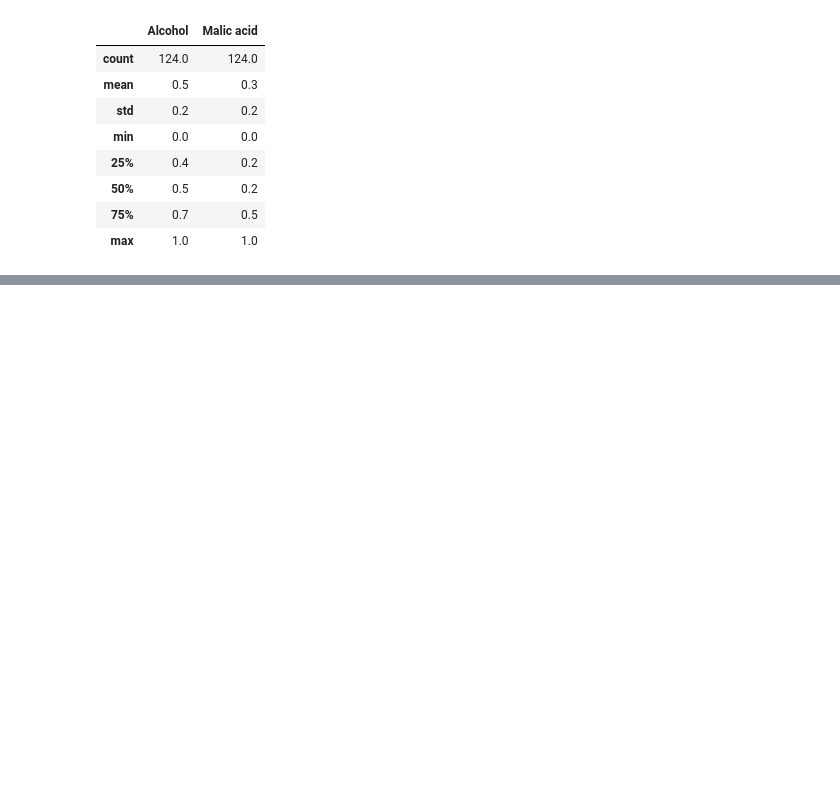
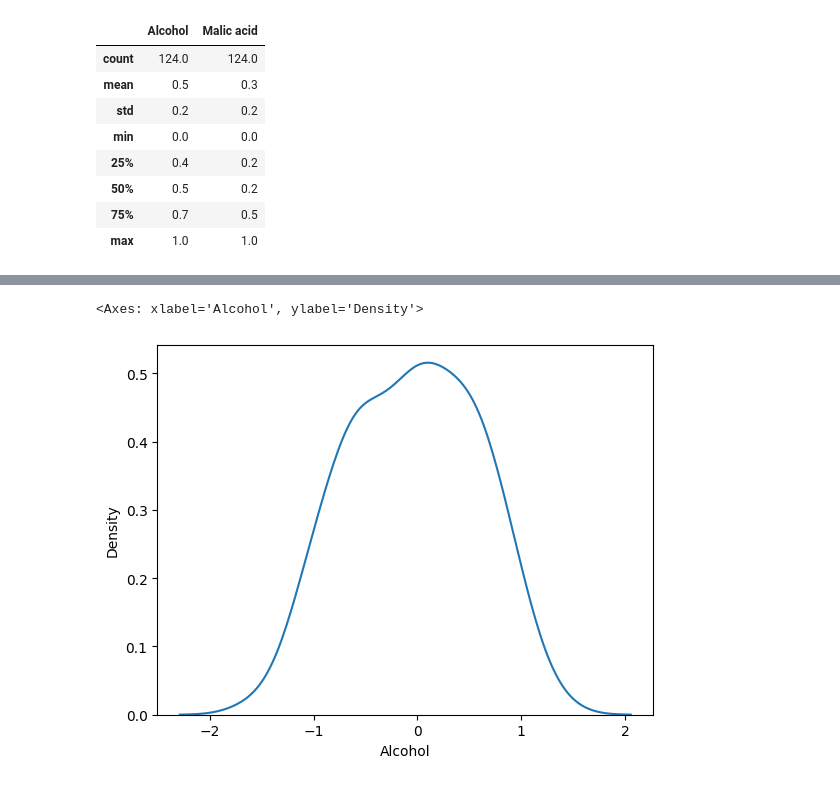
Before and after one commit to arsingla786/MLFromScratch, a Jupyter notebook: 6Normalization_scaling.ipynb, the cells around one changed output, grey strips where cells are left out. Saved outputs shown, nothing was run; the diff lists cells and outputs as text; code cells hidden in the pictures; blank space fills up the shorter version.

```diff
--- a/6Normalization_scaling.ipynb
+++ b/6Normalization_scaling.ipynb
@@ -80,0 +94,14 @@ np.round(xtrain_scaled.describe(),1)
+# %%
+from sklearn.preprocessing import RobustScaler
+sc = RobustScaler()
+xtrainscaled =  sc.fit_transform(xtrain)
+xtestscaled = sc.transform(xtest)
+# %%
+xtrainscaled = pd.DataFrame(xtrainscaled,columns=xtrain.columns)
+xtestscaled = pd.DataFrame(xtestscaled,columns=xtest.columns)
+# %%
+
+sns.kdeplot(xtrainscaled['Alcohol'])
+# %% [output]
+<Axes: xlabel='Alcohol', ylabel='Density'>
+[figure, added]
```
Also changed, not shown: parts of 4 cells of this notebook.
